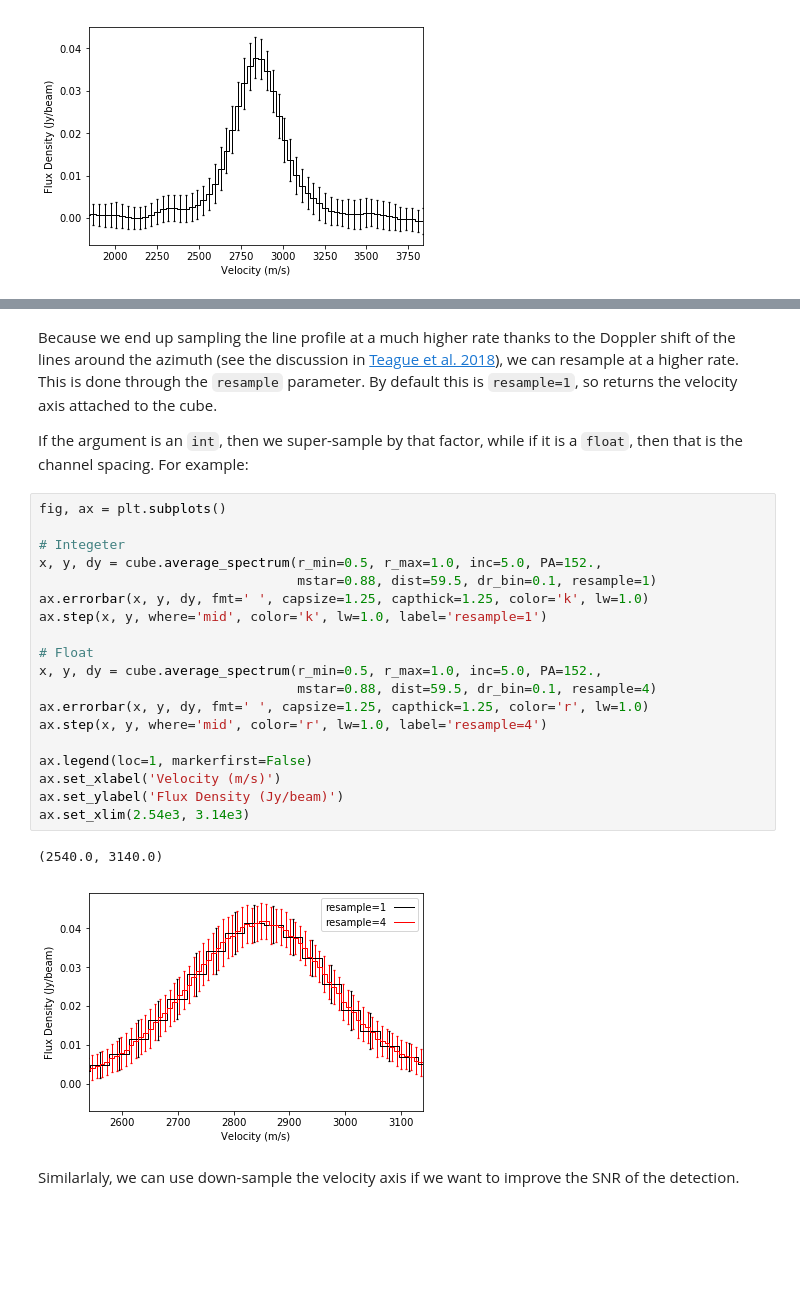
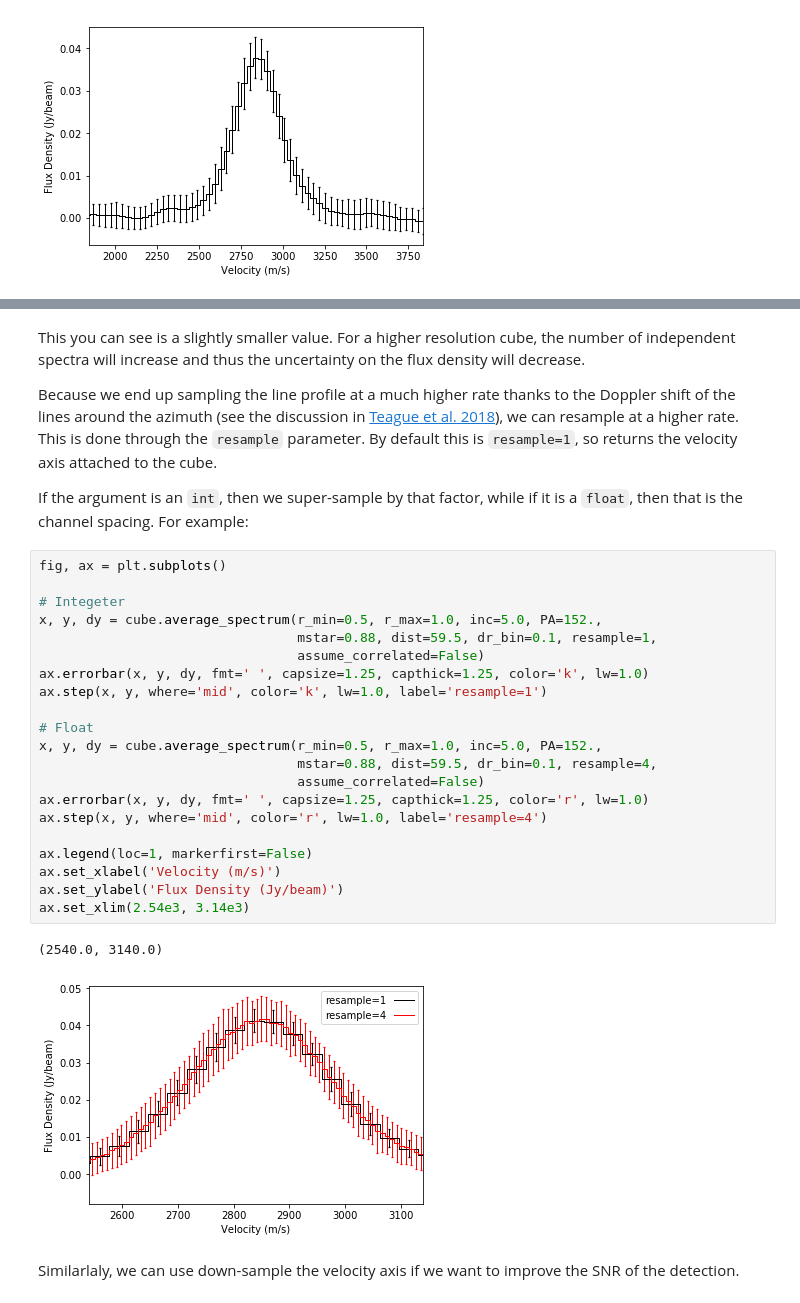
Before and after one commit to richteague/gofish, a Jupyter notebook: docs/user/fishing_basics.ipynb, the cells around one changed output, grey strips where cells are left out. Cells and saved outputs as stored; diff of their text form; blank space fills up the shorter version.

Commit message:
updated uncertainty calculation

```diff
--- a/docs/user/fishing_basics.ipynb
+++ b/docs/user/fishing_basics.ipynb
@@ -124,29 +152,33 @@ ax.set_xlim(1.84e3, 3.84e3)
 # %% [markdown]
+This you can see is a slightly smaller value. For a higher resolution cube, the number of independent spectra will increase and thus the uncertainty on the flux density will decrease.
+
 Because we end up sampling the line profile at a much higher rate thanks to the Doppler shift of the lines around the azimuth (see the discussion in [Teague et al. 2018](https://ui.adsabs.harvard.edu/abs/2018ApJ...868..113T/)), we can resample at a higher rate. This is done through the `resample` parameter. By default this is `resample=1`, so returns the velocity axis attached to the cube.
 
 If the argument is an `int`, then we super-sample by that factor, while if it is a `float`, then that is the channel spacing. For example:
 # %%
 fig, ax = plt.subplots()
 
 # Integeter
 x, y, dy = cube.average_spectrum(r_min=0.5, r_max=1.0, inc=5.0, PA=152.,
-                                 mstar=0.88, dist=59.5, dr_bin=0.1, resample=1)
+                                 mstar=0.88, dist=59.5, dr_bin=0.1, resample=1,
+                                 assume_correlated=False)
 ax.errorbar(x, y, dy, fmt=' ', capsize=1.25, capthick=1.25, color='k', lw=1.0)
 ax.step(x, y, where='mid', color='k', lw=1.0, label='resample=1')
 
 # Float
 x, y, dy = cube.average_spectrum(r_min=0.5, r_max=1.0, inc=5.0, PA=152.,
-                                 mstar=0.88, dist=59.5, dr_bin=0.1, resample=4)
+                                 mstar=0.88, dist=59.5, dr_bin=0.1, resample=4,
+                                 assume_correlated=False)
 ax.errorbar(x, y, dy, fmt=' ', capsize=1.25, capthick=1.25, color='r', lw=1.0)
 ax.step(x, y, where='mid', color='r', lw=1.0, label='resample=4')
 
 ax.legend(loc=1, markerfirst=False)
 ax.set_xlabel('Velocity (m/s)')
 ax.set_ylabel('Flux Density (Jy/beam)')
 ax.set_xlim(2.54e3, 3.14e3)
 # %% [output]
 (2540.0, 3140.0)
-[figure, old version]
+[figure, new version]
 # %% [markdown]
 Similarlaly, we can use down-sample the velocity axis if we want to improve the SNR of the detection.
 # %%
```
Also changed, not shown: parts of 5 cells of this notebook, 1 other file.
